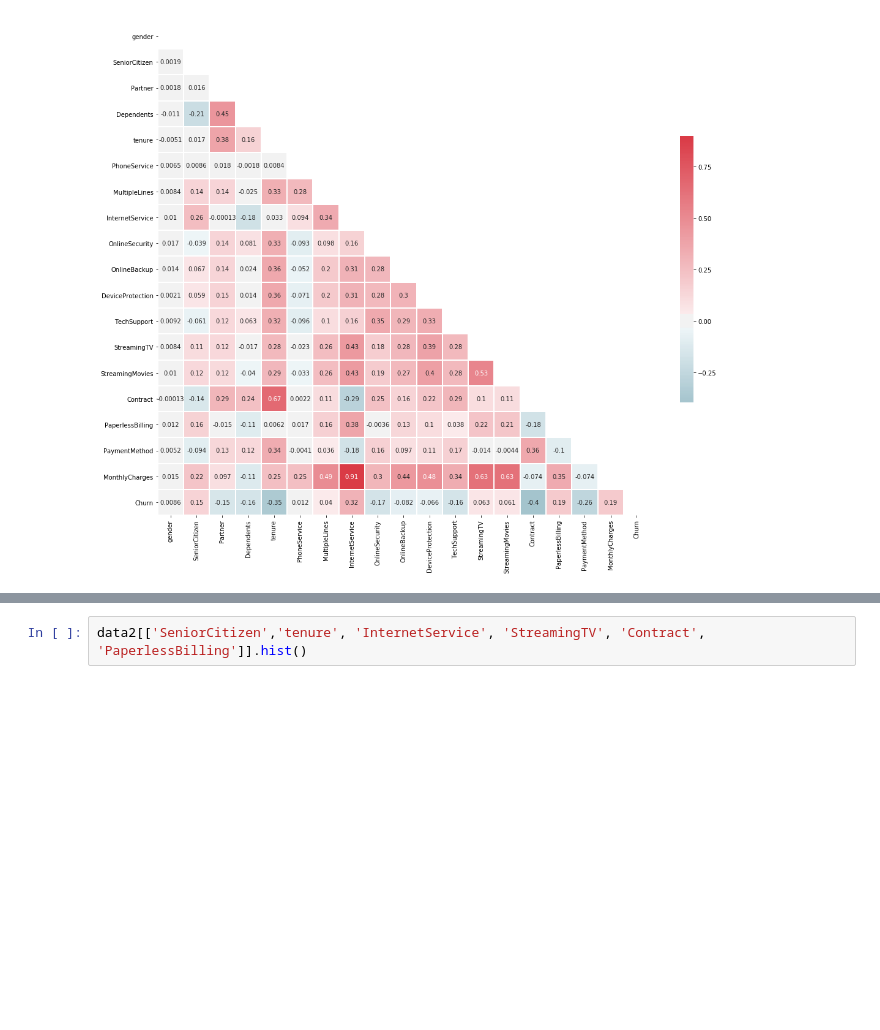
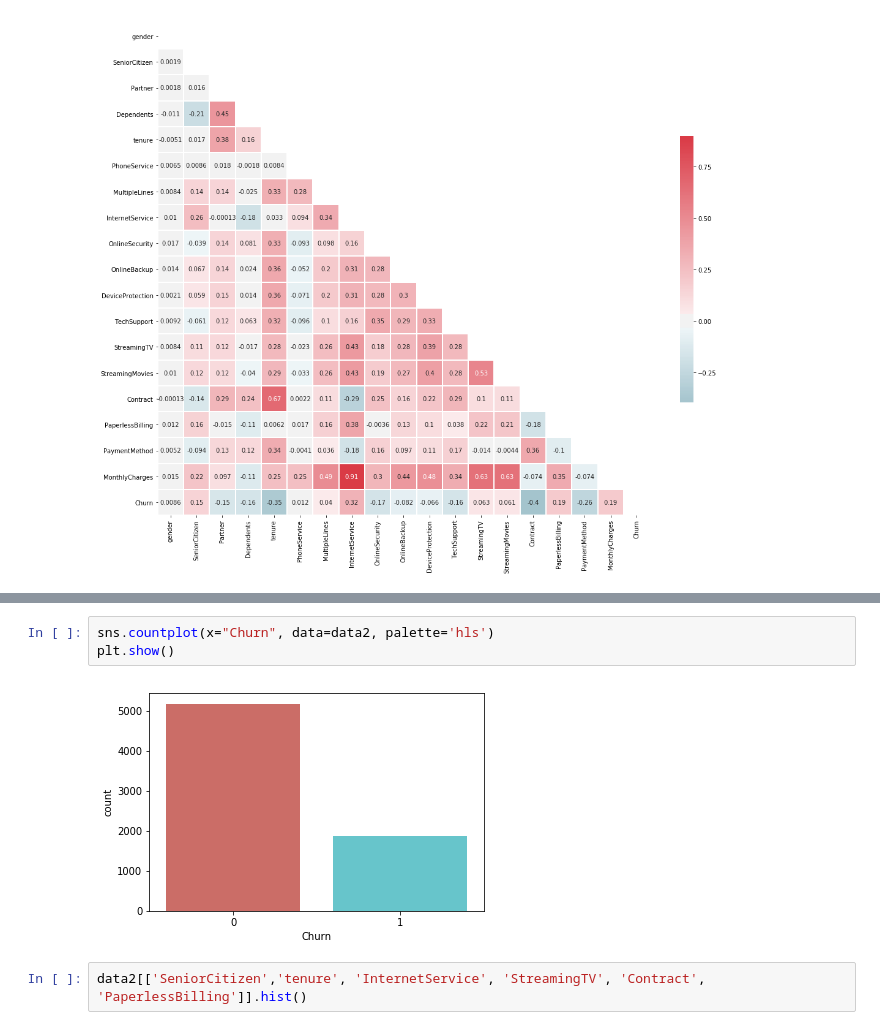
Before and after one commit to nhlalwenhle/Logistic-Regression, a Jupyter notebook: Logistic_regression.ipynb, the cells around one changed output, grey strips where cells are left out. Drawn from its saved outputs; the diff is of its cells as text; blank space fills up the shorter version.

```diff
--- a/Logistic_regression.ipynb
+++ b/Logistic_regression.ipynb
@@ -285,3 +275,8 @@ SyntaxError: invalid syntax (<ipython-input-128-c690bac9ab67>, line 4)
+# %%
+sns.countplot(x="Churn", data=data2, palette='hls')
+plt.show()
+# %% [output]
+[figure, added]
 # %%
 data2[['SeniorCitizen','tenure', 'InternetService', 'StreamingTV', 'Contract', 'PaperlessBilling']].hist()
 # %% [output]
```
Also changed, not shown: parts of 19 cells of this notebook.
